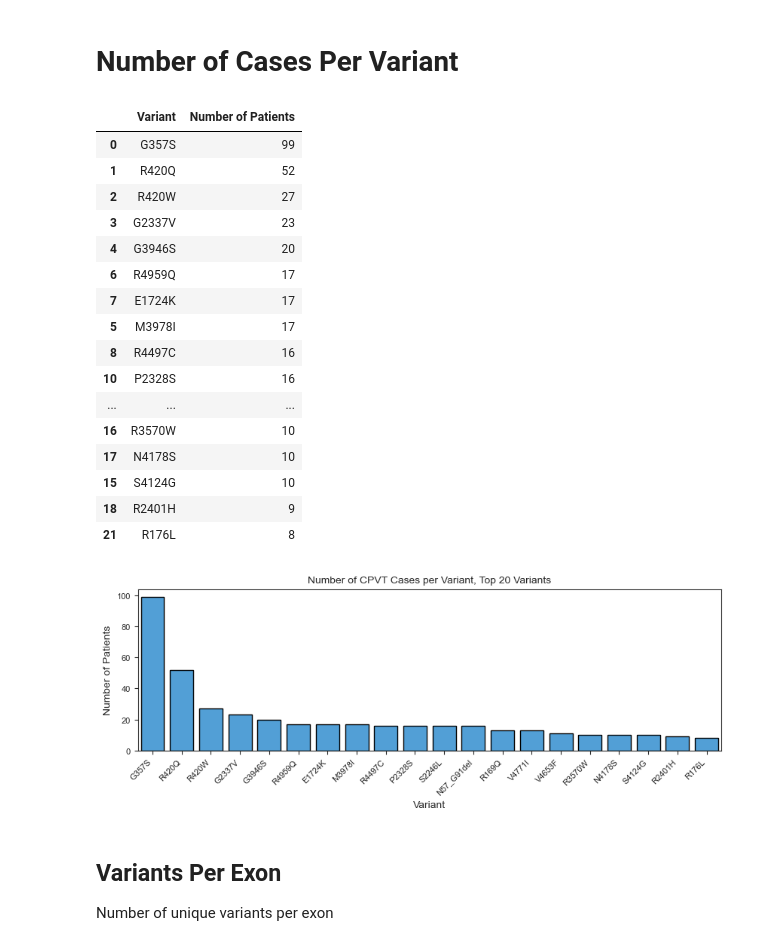
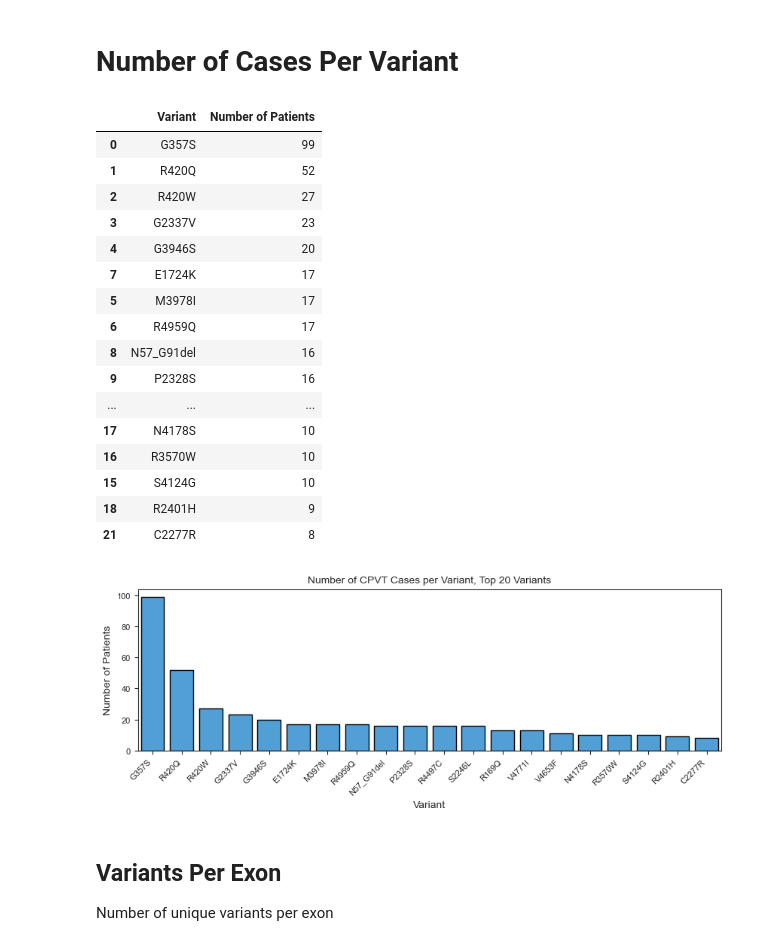
Before and after one commit to alexdaiii/cpvt_database_analysis, a Jupyter notebook: analysis/05_variant_counts.ipynb, the cells around one changed output. Cells and saved outputs as stored; diff of their text form; code cells hidden in the pictures.

```diff
--- a/analysis/05_variant_counts.ipynb
+++ b/analysis/05_variant_counts.ipynb
@@ -108,40 +74,37 @@ def save_current_plot(name: str):
 # %%
 # only consider CPVT patients
 df_cpvt = df[
     df["Catecholaminergic polymorphic ventricular tachycardia 1"] == 1
     ]
 
 NUM_TOP_VARIANTS = 20
 
 num_cases_per_variant = pd.DataFrame(
-    df_cpvt["p_hgvs_string"].value_counts()).reset_index().sort_values(
-    by=["count", "p_hgvs_string"], ascending=[False, True]
+    df_cpvt["p_hgvs_aa1"].value_counts()).reset_index().sort_values(
+    by=["count", "p_hgvs_aa1"], ascending=[False, True]
 ).head(NUM_TOP_VARIANTS)
 num_cases_per_variant = num_cases_per_variant.rename(
-    columns={"p_hgvs_string": "Variant", "count": "Number of Patients"},
-)
-num_cases_per_variant["Variant"] = num_cases_per_variant["Variant"].apply(
-    lambda x: to_aa1(parser.parse_hgvs_variant(x))
+    columns={"p_hgvs_aa1": "Variant", "count": "Number of Patients"},
 )
 num_cases_per_variant
 # %% [output]
 |  | Variant | Number of Patients |
 | 0 | G357S | 99 |
 | 1 | R420Q | 52 |
 | 2 | R420W | 27 |
 | 3 | G2337V | 23 |
 | 4 | G3946S | 20 |
-| 6 | R4959Q | 17 |
 | 7 | E1724K | 17 |
 | 5 | M3978I | 17 |
-| 8 | R4497C | 16 |
-| 10 | P2328S | 16 |
+| 6 | R4959Q | 17 |
+| 8 | N57_G91del | 16 |
+| 9 | P2328S | 16 |
 | ... | ... | ... |
+| 17 | N4178S | 10 |
 | 16 | R3570W | 10 |
-| 17 | N4178S | 10 |
 | 15 | S4124G | 10 |
 | 18 | R2401H | 9 |
-| 21 | R176L | 8 |
+| 21 | C2277R | 8 |
 # %%
 num_cases_per_variant.to_csv(
     figures_dir / "top_variants_by_num_cpvt_patients.csv"
@@ -174,7 +137,7 @@ save_current_plot("num_cases_per_variant")
 
 plt.show()
 # %% [output]
-[figure, old version]
+[figure, new version]
 # %% [markdown]
 ## Variants Per Exon
 
```
Also changed, not shown: parts of 5 cells of this notebook, 2 other files.
